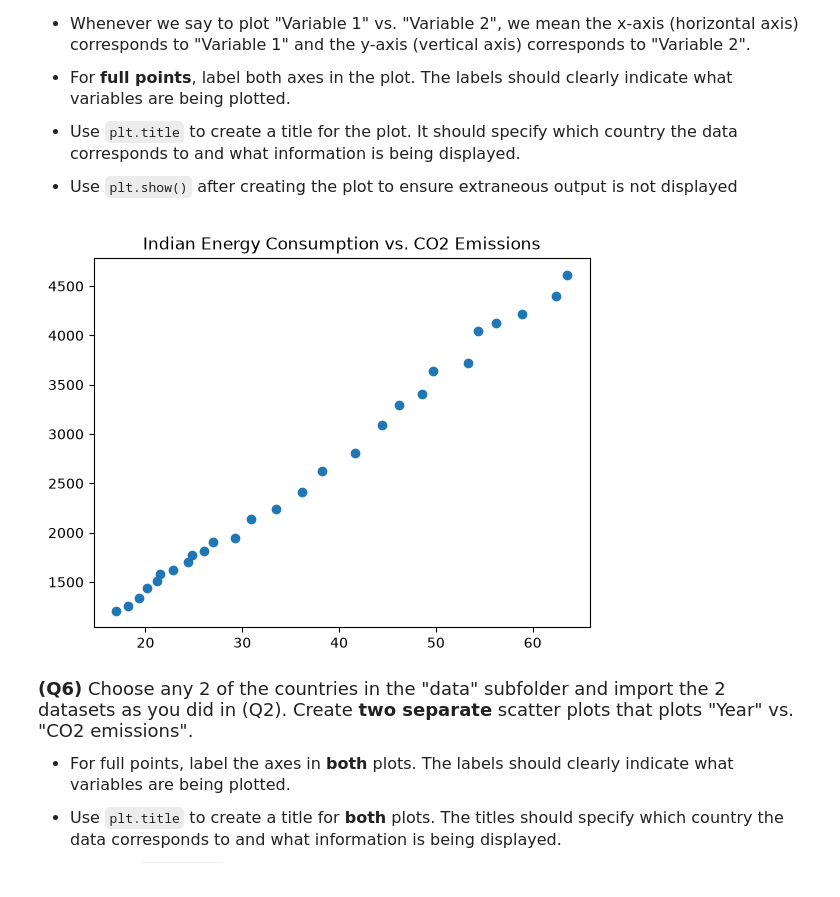
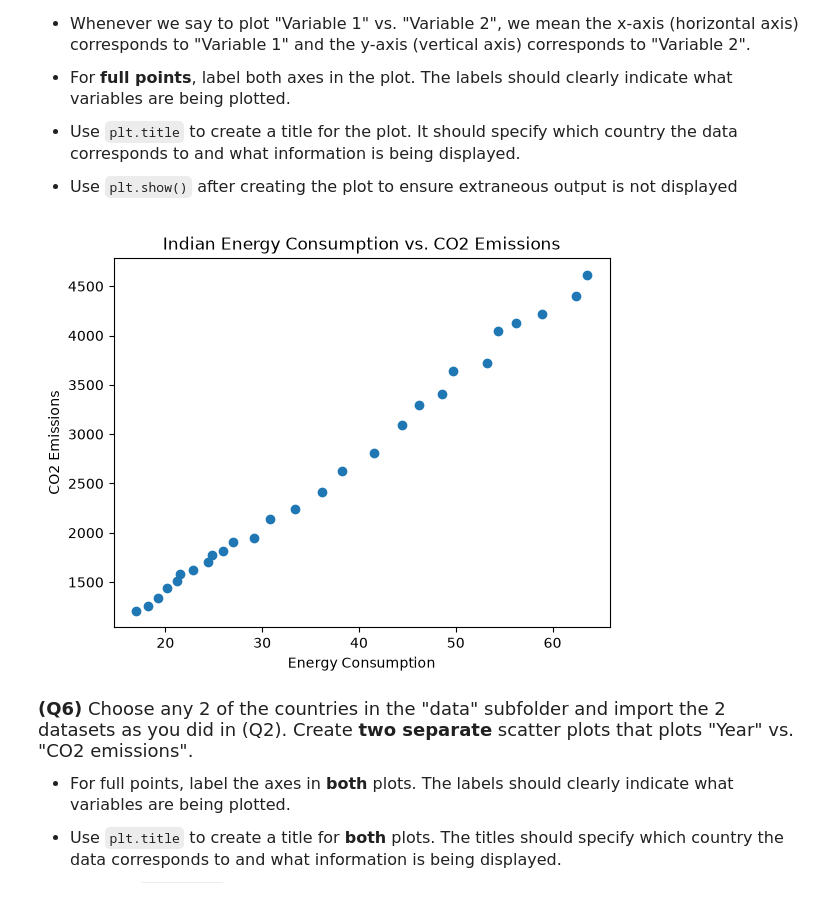
Before and after one commit to skjandh/datasci151fall2026, a Jupyter notebook: _assignments/assignment_2/Assignment2.ipynb, the cells around one changed output. Drawn from its saved outputs; the diff is of its cells as text; code cells hidden in the pictures.

```diff
--- a/_assignments/assignment_2/Assignment2.ipynb
+++ b/_assignments/assignment_2/Assignment2.ipynb
@@ -125,11 +125,13 @@ Name: CO2_emission, dtype: float64
 # %%
 india_emission = pandas.read_csv('data/india_emission.csv')
 
 plib.scatter(x = india_emission['Energy_consumption'], y = india_emission['CO2_emission'])
 plib.title('Indian Energy Consumption vs. CO2 Emissions')
+plib.xlabel("Energy Consumption")
+plib.ylabel("CO2 Emissions")
 plib.show()
 # %% [output]
-[figure, old version]
+[figure, new version]
 # %% [markdown]
 <font size = "4">
 
```
